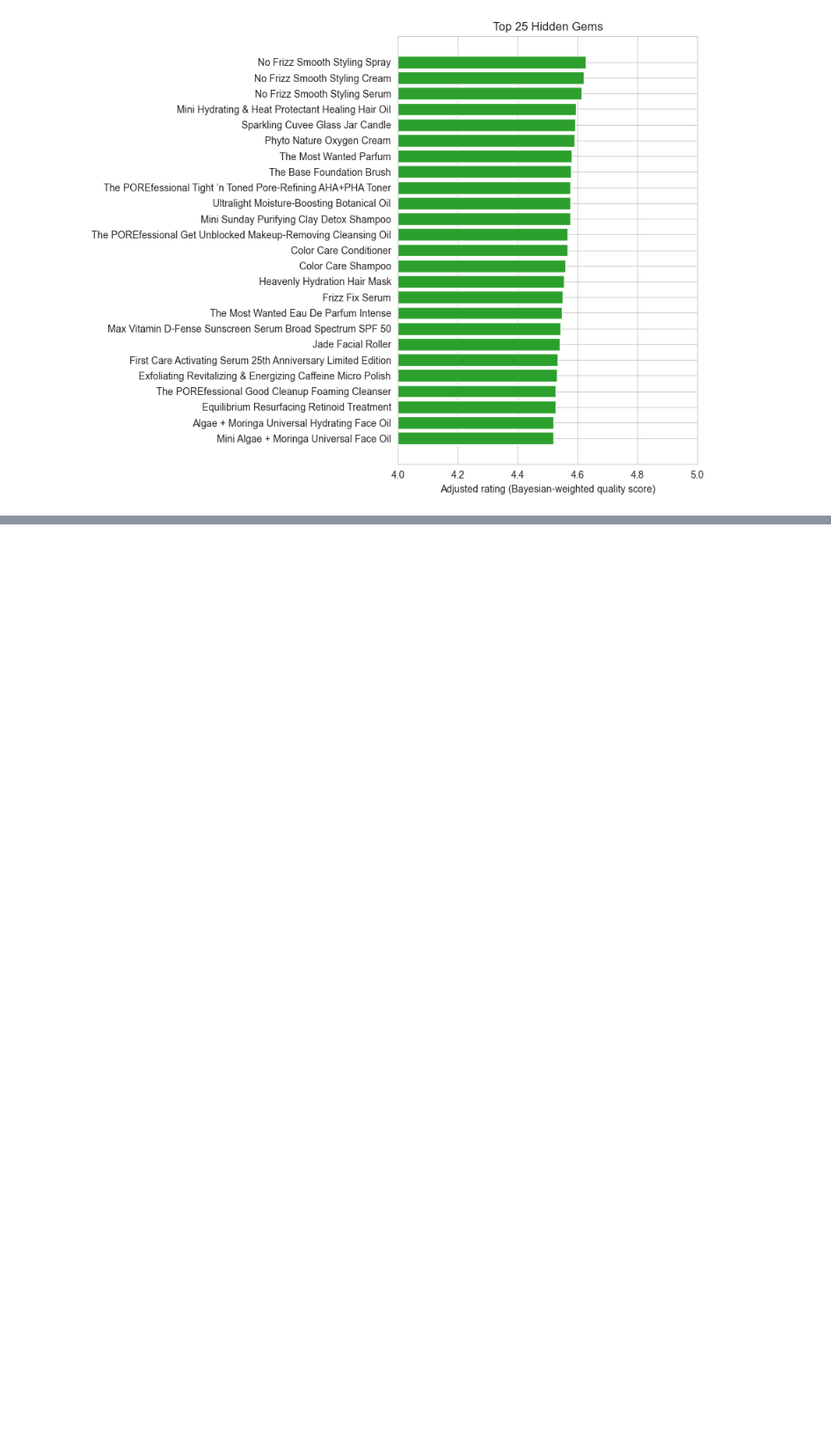
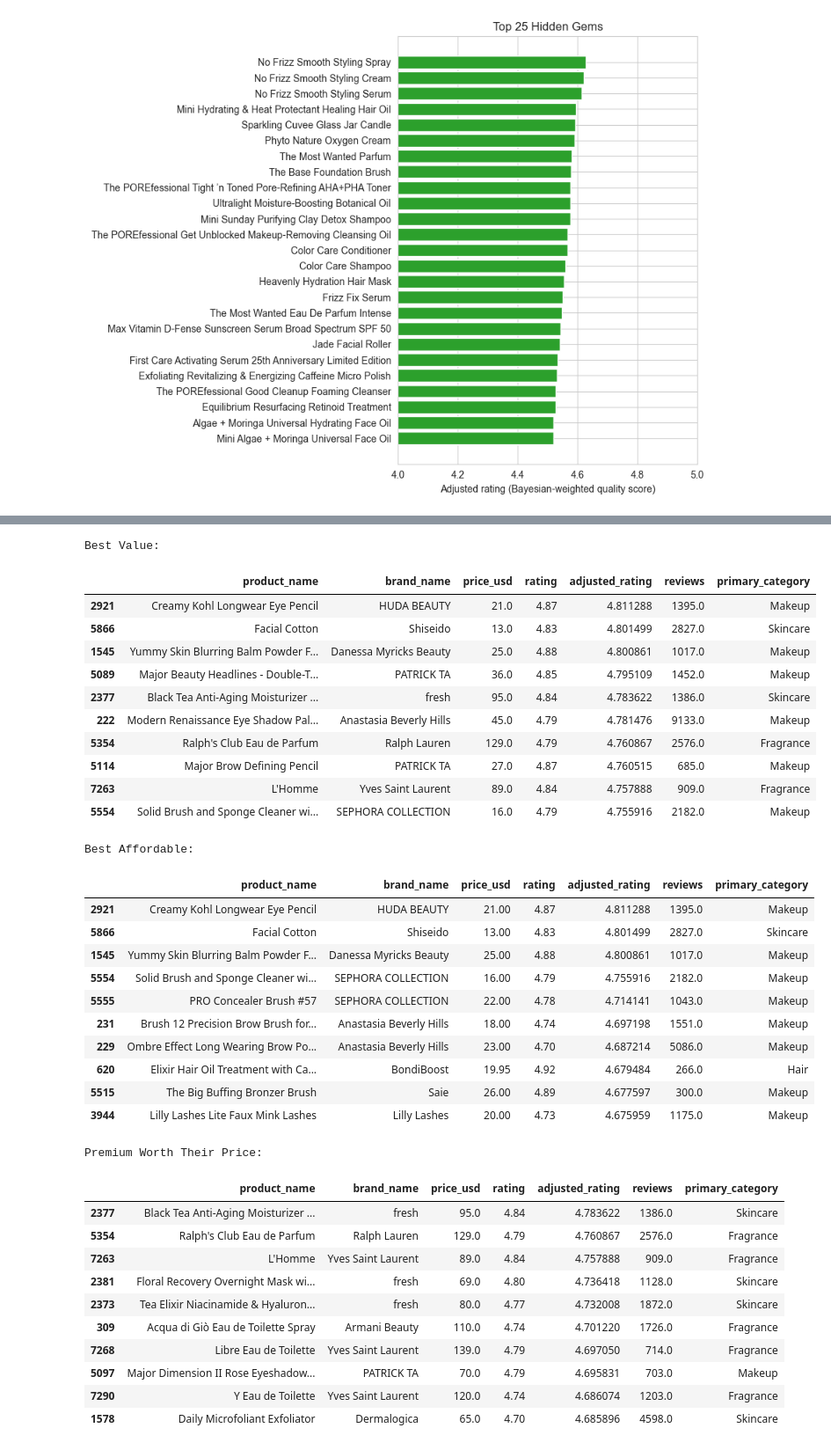
Before and after one commit to imgabrielas/Sephora, a Jupyter notebook: 05_hidden_gems_analysis.ipynb, the cells around one changed output, grey strips where cells are left out. Shown at 88% size. Drawn from its saved outputs; the diff is of its cells as text; code cells hidden in the pictures; blank space fills up the shorter version.

```diff
--- a/05_hidden_gems_analysis.ipynb
+++ b/05_hidden_gems_analysis.ipynb
@@ -224,0 +231,58 @@ plt.show()
+# %%
+eligible["price_tier"] = pd.qcut(
+    eligible["price_usd"], q=4, labels=["Budget", "Mid", "High", "Premium"]
+)
+
+best_value = eligible.sort_values(["adjusted_rating", "price_usd"], ascending=[False, True]).head(10)
+
+best_affordable = eligible[eligible["price_tier"] == "Budget"].sort_values("adjusted_rating", ascending=False).head(10)
+
+premium_worth_it = eligible[
+    (eligible["price_tier"] == "Premium") & (eligible["quality_pct"] >= 0.70)
+].sort_values("adjusted_rating", ascending=False).head(10)
+
+cols = ["product_name", "brand_name", "price_usd", "rating", "adjusted_rating", "reviews", "primary_category"]
+
+print("Best Value:")
+display(best_value[cols])
+print("\nBest Affordable:")
+display(best_affordable[cols])
+print("\nPremium Worth Their Price:")
+display(premium_worth_it[cols])
+# %% [output]
+Best Value:
+|  | product_name | brand_name | price_usd | rating | adjusted_rating | reviews | primary_category |
+| 2921 | Creamy Kohl Longwear Eye Pencil | HUDA BEAUTY | 21.0 | 4.87 | 4.811288 | 1395.0 | Makeup |
+| 5866 | Facial Cotton | Shiseido | 13.0 | 4.83 | 4.801499 | 2827.0 | Skincare |
+| 1545 | Yummy Skin Blurring Balm Powder F... | Danessa Myricks Beauty | 25.0 | 4.88 | 4.800861 | 1017.0 | Makeup |
+| 5089 | Major Beauty Headlines - Double-T... | PATRICK TA | 36.0 | 4.85 | 4.795109 | 1452.0 | Makeup |
+| 2377 | Black Tea Anti-Aging Moisturizer ... | fresh | 95.0 | 4.84 | 4.783622 | 1386.0 | Skincare |
+| 222 | Modern Renaissance Eye Shadow Pal... | Anastasia Beverly Hills | 45.0 | 4.79 | 4.781476 | 9133.0 | Makeup |
+| 5354 | Ralph's Club Eau de Parfum | Ralph Lauren | 129.0 | 4.79 | 4.760867 | 2576.0 | Fragrance |
+| 5114 | Major Brow Defining Pencil | PATRICK TA | 27.0 | 4.87 | 4.760515 | 685.0 | Makeup |
+| 7263 | L'Homme | Yves Saint Laurent | 89.0 | 4.84 | 4.757888 | 909.0 | Fragrance |
+| 5554 | Solid Brush and Sponge Cleaner wi... | SEPHORA COLLECTION | 16.0 | 4.79 | 4.755916 | 2182.0 | Makeup |
+Best Affordable:
+|  | product_name | brand_name | price_usd | rating | adjusted_rating | reviews | primary_category |
+| 2921 | Creamy Kohl Longwear Eye Pencil | HUDA BEAUTY | 21.00 | 4.87 | 4.811288 | 1395.0 | Makeup |
+| 5866 | Facial Cotton | Shiseido | 13.00 | 4.83 | 4.801499 | 2827.0 | Skincare |
+| 1545 | Yummy Skin Blurring Balm Powder F... | Danessa Myricks Beauty | 25.00 | 4.88 | 4.800861 | 1017.0 | Makeup |
+| 5554 | Solid Brush and Sponge Cleaner wi... | SEPHORA COLLECTION | 16.00 | 4.79 | 4.755916 | 2182.0 | Makeup |
+| 5555 | PRO Concealer Brush #57 | SEPHORA COLLECTION | 22.00 | 4.78 | 4.714141 | 1043.0 | Makeup |
+| 231 | Brush 12 Precision Brow Brush for... | Anastasia Beverly Hills | 18.00 | 4.74 | 4.697198 | 1551.0 | Makeup |
+| 229 | Ombre Effect Long Wearing Brow Po... | Anastasia Beverly Hills | 23.00 | 4.70 | 4.687214 | 5086.0 | Makeup |
+| 620 | Elixir Hair Oil Treatment with Ca... | BondiBoost | 19.95 | 4.92 | 4.679484 | 266.0 | Hair |
+| 5515 | The Big Buffing Bronzer Brush | Saie | 26.00 | 4.89 | 4.677597 | 300.0 | Makeup |
+| 3944 | Lilly Lashes Lite Faux Mink Lashes | Lilly Lashes | 20.00 | 4.73 | 4.675959 | 1175.0 | Makeup |
+Premium Worth Their Price:
+|  | product_name | brand_name | price_usd | rating | adjusted_rating | reviews | primary_category |
+| 2377 | Black Tea Anti-Aging Moisturizer ... | fresh | 95.0 | 4.84 | 4.783622 | 1386.0 | Skincare |
+| 5354 | Ralph's Club Eau de Parfum | Ralph Lauren | 129.0 | 4.79 | 4.760867 | 2576.0 | Fragrance |
+| 7263 | L'Homme | Yves Saint Laurent | 89.0 | 4.84 | 4.757888 | 909.0 | Fragrance |
+| 2381 | Floral Recovery Overnight Mask wi... | fresh | 69.0 | 4.80 | 4.736418 | 1128.0 | Skincare |
+| 2373 | Tea Elixir Niacinamide & Hyaluron... | fresh | 80.0 | 4.77 | 4.732008 | 1872.0 | Skincare |
+| 309 | Acqua di Giò Eau de Toilette Spray | Armani Beauty | 110.0 | 4.74 | 4.701220 | 1726.0 | Fragrance |
+| 7268 | Libre Eau de Toilette | Yves Saint Laurent | 139.0 | 4.79 | 4.697050 | 714.0 | Fragrance |
+| 5097 | Major Dimension II Rose Eyeshadow... | PATRICK TA | 70.0 | 4.79 | 4.695831 | 703.0 | Makeup |
+| 7290 | Y Eau de Toilette | Yves Saint Laurent | 120.0 | 4.74 | 4.686074 | 1203.0 | Fragrance |
+| 1578 | Daily Microfoliant Exfoliator | Dermalogica | 65.0 | 4.70 | 4.685896 | 4598.0 | Skincare |
```
Also changed, not shown: parts of 3 cells of this notebook.
